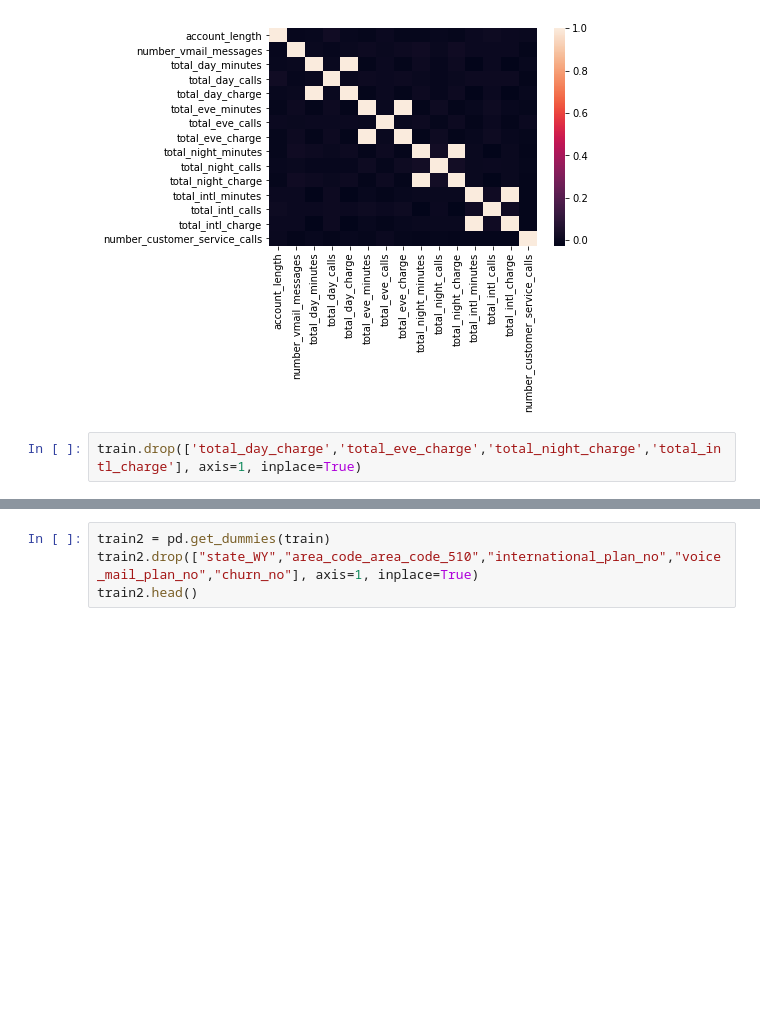
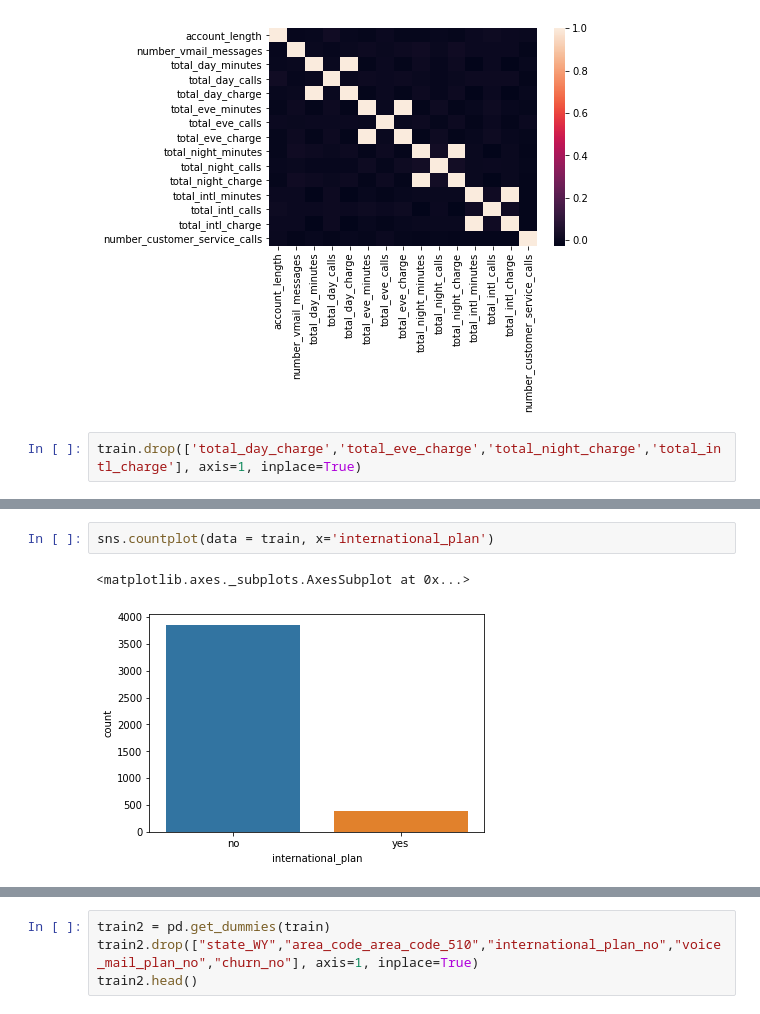
Before and after one commit to shreyansh273/Cusotomer-churn-prediction, a Jupyter notebook: Customer_churn_prediction.ipynb, the cells around one changed output, grey strips where cells are left out. Drawn from its saved outputs; the diff is of its cells as text; blank space fills up the shorter version.

```diff
--- a/Customer_churn_prediction.ipynb
+++ b/Customer_churn_prediction.ipynb
@@ -165,0 +186,5 @@ train.drop(['total_day_charge','total_eve_charge','total_night_charge','total_in
+# %%
+sns.countplot(data = train, x='international_plan')
+# %% [output]
+<matplotlib.axes._subplots.AxesSubplot at 0x...>
+[figure, added]
```
Also changed, not shown: parts of 11 cells of this notebook.
